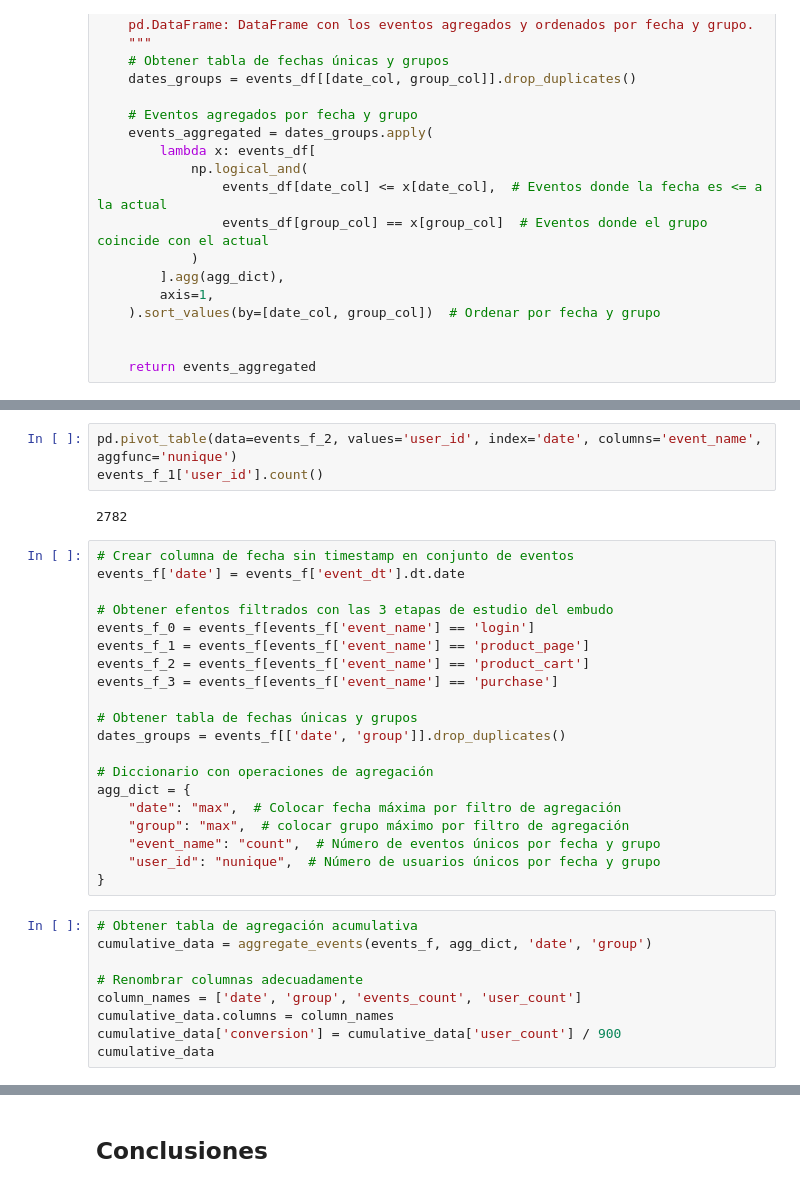
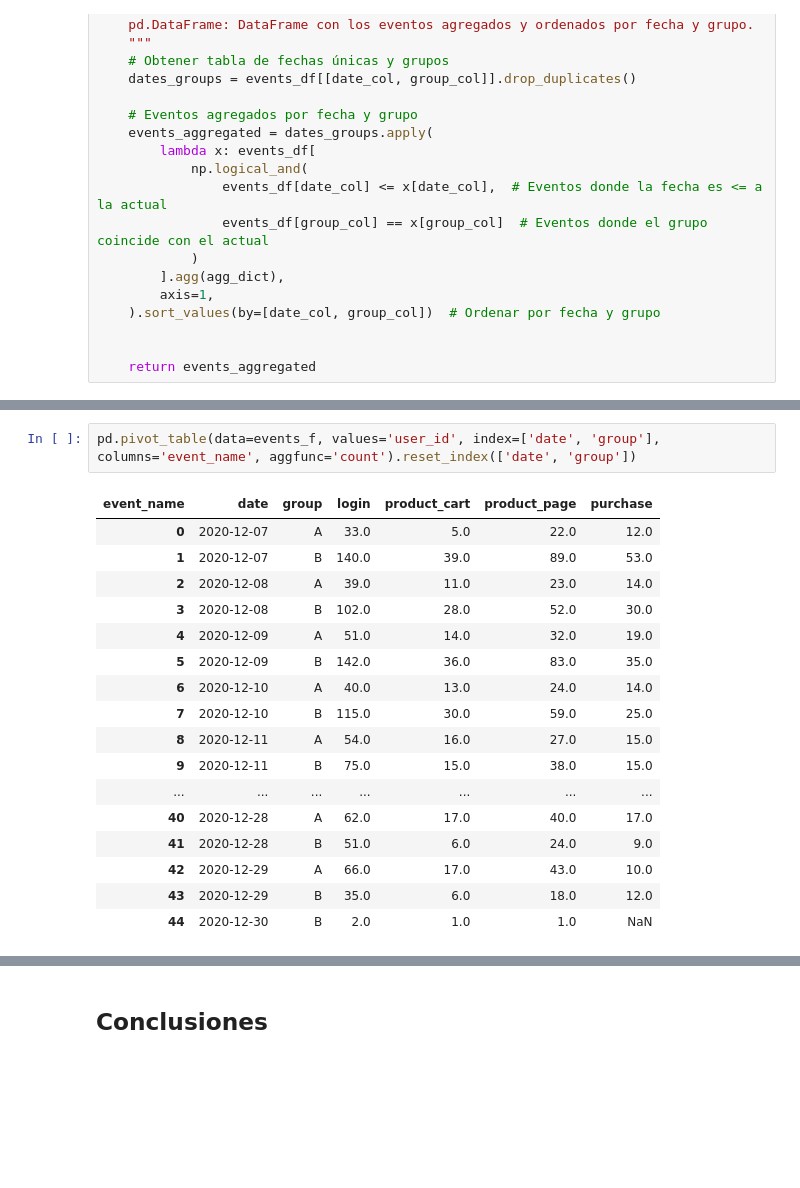
Before and after one commit to ScinDBad/DA_proyecto_final, a Jupyter notebook: test_ab.ipynb, the cells around one changed output, grey strips where cells are left out. Saved outputs shown, nothing was run; the diff lists cells and outputs as text; blank space fills up the shorter version.

```diff
--- a/test_ab.ipynb
+++ b/test_ab.ipynb
@@ -632,34 +677,20 @@ def aggregate_events(events_df, agg_dict, date_col, group_col):
 # %%
-pd.pivot_table(data=events_f_2, values='user_id', index='date', columns='event_name', aggfunc='nunique')
-events_f_1['user_id'].count()
+pd.pivot_table(data=events_f, values='user_id', index=['date', 'group'], columns='event_name', aggfunc='count').reset_index(['date', 'group'])
 # %% [output]
-2782
+| event_name | date | group | login | product_cart | product_page | purchase |
+| 0 | 2020-12-07 | A | 33.0 | 5.0 | 22.0 | 12.0 |
+| 1 | 2020-12-07 | B | 140.0 | 39.0 | 89.0 | 53.0 |
+| 2 | 2020-12-08 | A | 39.0 | 11.0 | 23.0 | 14.0 |
+| 3 | 2020-12-08 | B | 102.0 | 28.0 | 52.0 | 30.0 |
+| 4 | 2020-12-09 | A | 51.0 | 14.0 | 32.0 | 19.0 |
+| 5 | 2020-12-09 | B | 142.0 | 36.0 | 83.0 | 35.0 |
+| 6 | 2020-12-10 | A | 40.0 | 13.0 | 24.0 | 14.0 |
+| 7 | 2020-12-10 | B | 115.0 | 30.0 | 59.0 | 25.0 |
+| 8 | 2020-12-11 | A | 54.0 | 16.0 | 27.0 | 15.0 |
+| 9 | 2020-12-11 | B | 75.0 | 15.0 | 38.0 | 15.0 |
+| ... | ... | ... | ... | ... | ... | ... |
+| 40 | 2020-12-28 | A | 62.0 | 17.0 | 40.0 | 17.0 |
+| 41 | 2020-12-28 | B | 51.0 | 6.0 | 24.0 | 9.0 |
+| 42 | 2020-12-29 | A | 66.0 | 17.0 | 43.0 | 10.0 |
+| 43 | 2020-12-29 | B | 35.0 | 6.0 | 18.0 | 12.0 |
+| 44 | 2020-12-30 | B | 2.0 | 1.0 | 1.0 | NaN |
-# %%
-# Crear columna de fecha sin timestamp en conjunto de eventos
-events_f['date'] = events_f['event_dt'].dt.date
-
-# Obtener efentos filtrados con las 3 etapas de estudio del embudo
-events_f_0 = events_f[events_f['event_name'] == 'login']
-events_f_1 = events_f[events_f['event_name'] == 'product_page']
-events_f_2 = events_f[events_f['event_name'] == 'product_cart']
-events_f_3 = events_f[events_f['event_name'] == 'purchase']
-
-# Obtener tabla de fechas únicas y grupos
-dates_groups = events_f[['date', 'group']].drop_duplicates()
-
-# Diccionario con operaciones de agregación
-agg_dict = {
-    "date": "max",  # Colocar fecha máxima por filtro de agregación
-    "group": "max",  # colocar grupo máximo por filtro de agregación
-    "event_name": "count",  # Número de eventos únicos por fecha y grupo
-    "user_id": "nunique",  # Número de usuarios únicos por fecha y grupo
-}
-# %%
-# Obtener tabla de agregación acumulativa
-cumulative_data = aggregate_events(events_f, agg_dict, 'date', 'group')
-
-# Renombrar columnas adecuadamente
-column_names = ['date', 'group', 'events_count', 'user_count']
-cumulative_data.columns = column_names
-cumulative_data['conversion'] = cumulative_data['user_count'] / 900
-cumulative_data
```
Also changed, not shown: parts of 5 cells of this notebook.
